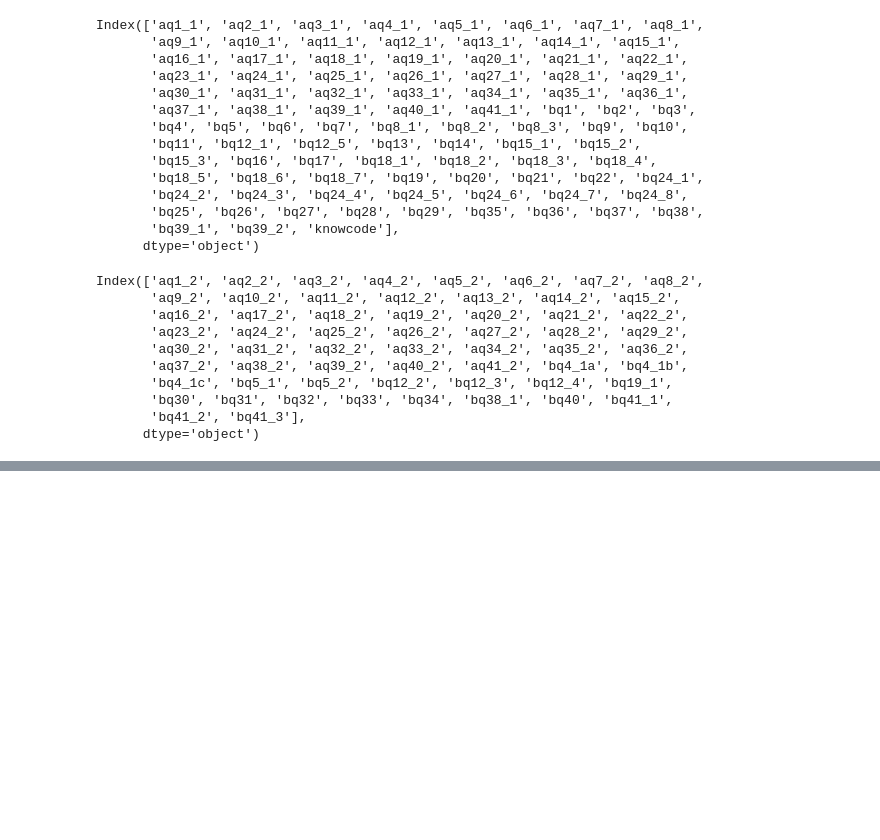
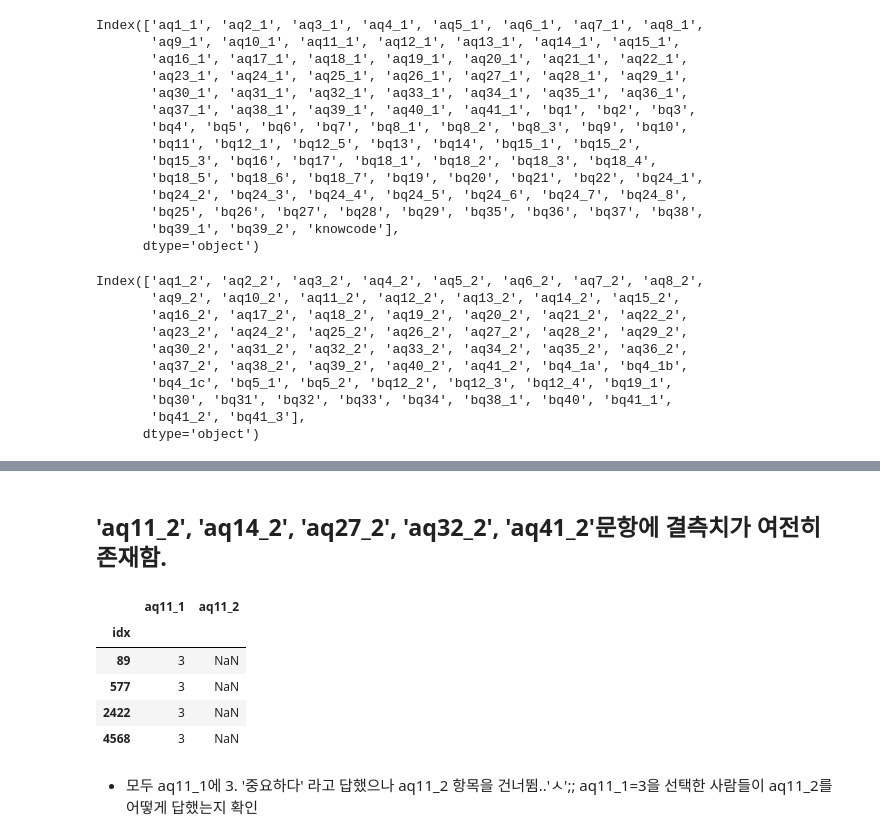
Before and after one commit to joniekwon/dacon, a Jupyter notebook: know/DAY1 EDA.ipynb, the cells around one changed output, grey strips where cells are left out. Cells and saved outputs as stored; diff of their text form; code cells hidden in the pictures; blank space fills up the shorter version.

```diff
--- a/know/DAY1 EDA.ipynb
+++ b/know/DAY1 EDA.ipynb
@@ -167,0 +164,12 @@ Index(['aq1_2', 'aq2_2', 'aq3_2', 'aq4_2', 'aq5_2', 'aq6_2', 'aq7_2', 'aq8_2',
+# %%
+for col in know_train[0].columns:
+    if re.findall('aq.*_1', col):
+        val = [1,2,3,4,5]
+        outofval = know_train[0].loc[know_train[0][col]>5,col].index.tolist()
+        if outofval:
+            print(f'{outofval}행 {col}열에 이상치 존재')
+    elif re.findall('aq.*_2', col):
+        val = [1,2,3,4,5,6,7]
+        outofval = know_train[0].loc[know_train[0][col].astype(int)>7,col].index.tolist()
+        if outofval:
+            print(f'{outofval}행 {col}열에 이상치 존재')
@@ -167,0 +182,14 @@ Index(['aq1_2', 'aq2_2', 'aq3_2', 'aq4_2', 'aq5_2', 'aq6_2', 'aq7_2', 'aq8_2',
+# %%
+know_train[0].loc[3985, 'aq41_1'] = 3
+# %%
+for col in know_test[0].columns:
+    if re.findall('aq.*_1', col):
+        val = [1,2,3,4,5]
+        outofval = know_test[0].loc[know_test[0][col]>5,col].index.tolist()
+        if outofval:
+            print(f'{outofval}행 {col}열에 이상치 존재')
+    elif re.findall('aq.*_2', col):
+        val = [1,2,3,4,5,6,7]
+        outofval = know_test[0].loc[know_test[0][col].astype(int)>7,col].index.tolist()
+        if outofval:
+            print(f'{outofval}행 {col}열에 이상치 존재')
@@ -167,0 +300,13 @@ Index(['aq1_2', 'aq2_2', 'aq3_2', 'aq4_2', 'aq5_2', 'aq6_2', 'aq7_2', 'aq8_2',
+# %% [markdown]
+## 'aq11_2', 'aq14_2', 'aq27_2', 'aq32_2', 'aq41_2'문항에 결측치가 여전히 존재함.
+# %%
+know_train[0].loc[know_train[0]['aq11_2'].isna(), ['aq11_1','aq11_2']]
+# %% [output]
+|  | aq11_1 | aq11_2 |
+| idx |  |  |
+| 89 | 3 | NaN |
+| 577 | 3 | NaN |
+| 2422 | 3 | NaN |
+| 4568 | 3 | NaN |
+# %% [markdown]
+* 모두 aq11_1에 3. '중요하다' 라고 답했으나 aq11_2 항목을 건너뜀..'ㅅ';; aq11_1=3을 선택한 사람들이 aq11_2를 어떻게 답했는지 확인
```
Also changed, not shown: parts of 38 cells of this notebook.
